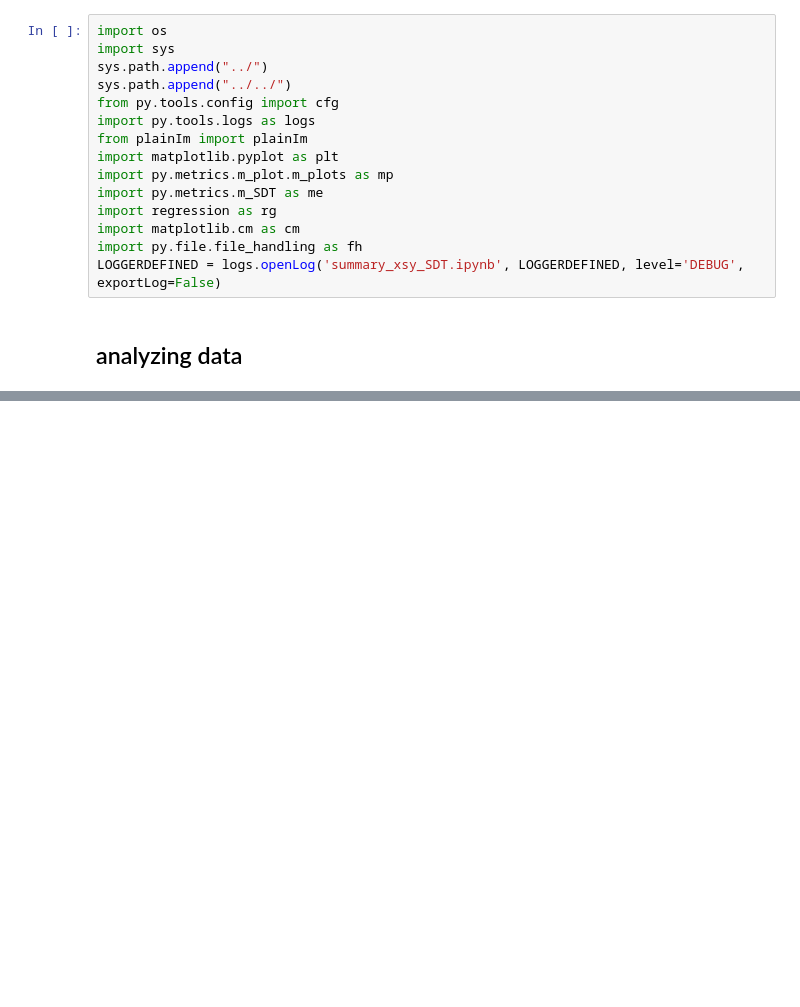
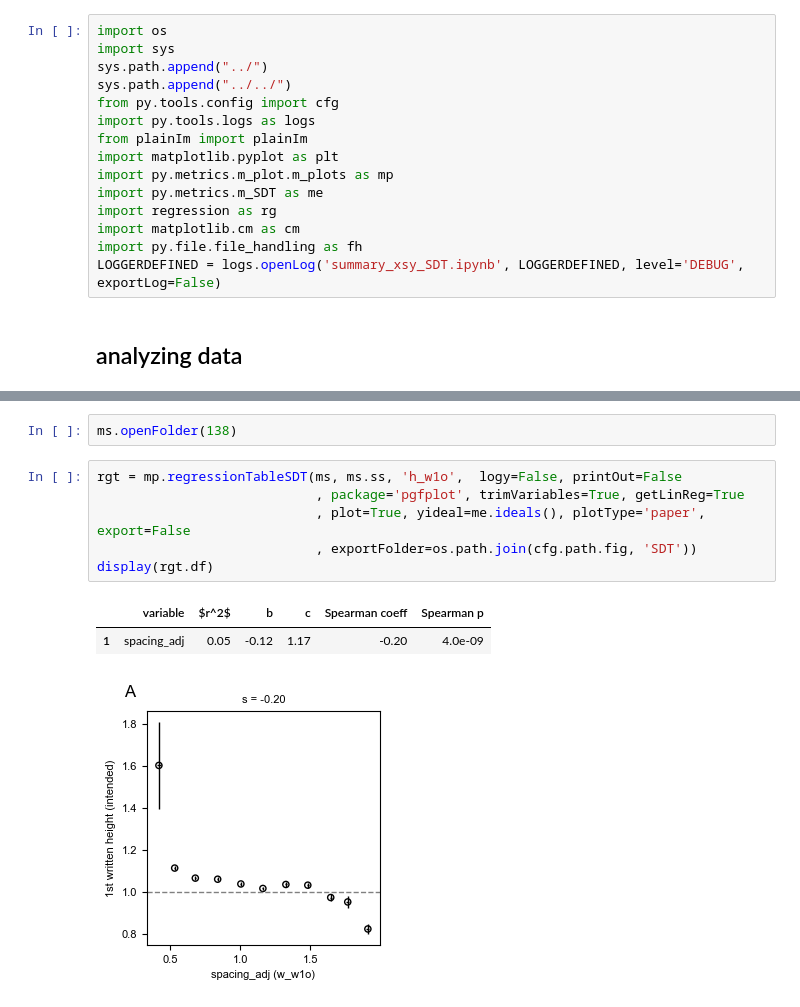
Before and after one commit to usnistgov/embedded3DPvids, a Jupyter notebook: ipynb/singleDoubleTriple/6_summary_xsy.ipynb, the cells around one changed output, grey strips where cells are left out. Cells and saved outputs as stored; diff of their text form; blank space fills up the shorter version.

```diff
--- a/ipynb/singleDoubleTriple/6_summary_xsy.ipynb
+++ b/ipynb/singleDoubleTriple/6_summary_xsy.ipynb
@@ -105,0 +98,12 @@ rgt = mp.regressionTables(ms, ms.ss, 'yBot_w3o', logy=False, printOut=True, expo
+# %%
+ms.openFolder(138)
+# %%
+rgt = mp.regressionTableSDT(ms, ms.ss, 'h_w1o',  logy=False, printOut=False
+                            , package='pgfplot', trimVariables=True, getLinReg=True
+                            , plot=True, yideal=me.ideals(), plotType='paper', export=False
+                            , exportFolder=os.path.join(cfg.path.fig, 'SDT'))
+display(rgt.df)
+# %% [output]
+|  | variable | $r^2$ | b | c | Spearman coeff | Spearman p |
+| 1 | spacing_adj | 0.05 | -0.12 | 1.17 | -0.20 | 4.0e-09 |
+[figure, added]
```
Also changed, not shown: parts of 17 cells of this notebook, 51 other files.
